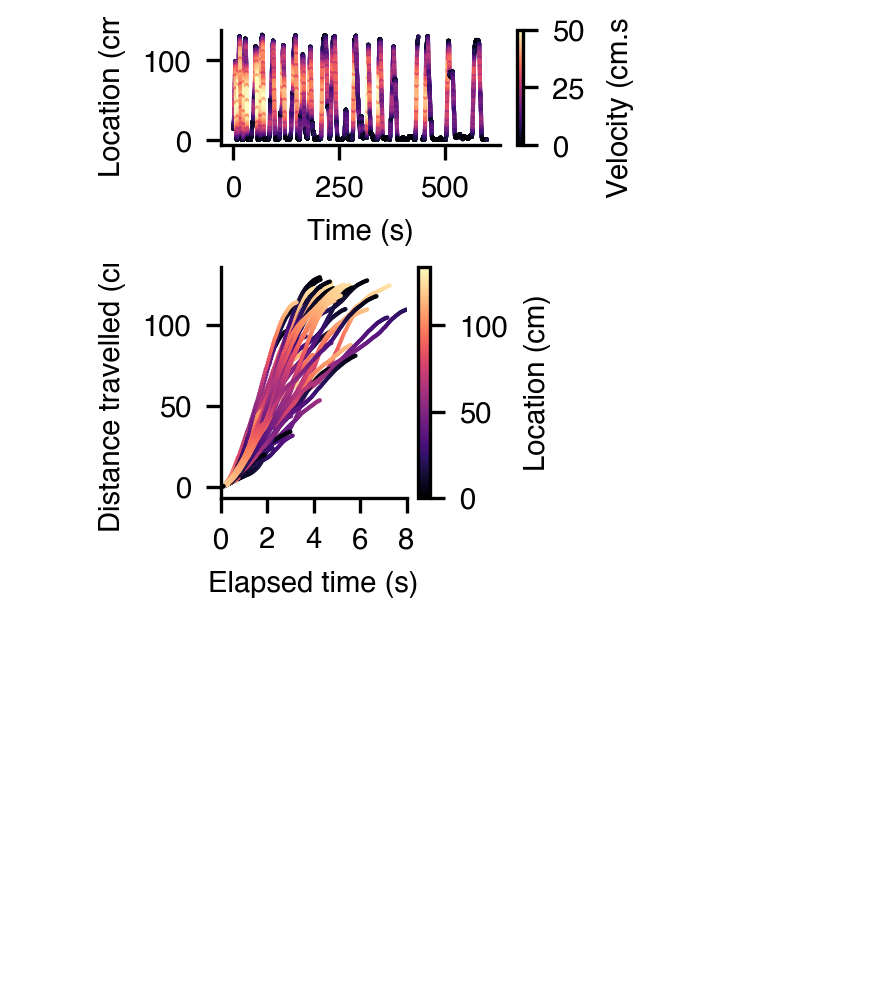
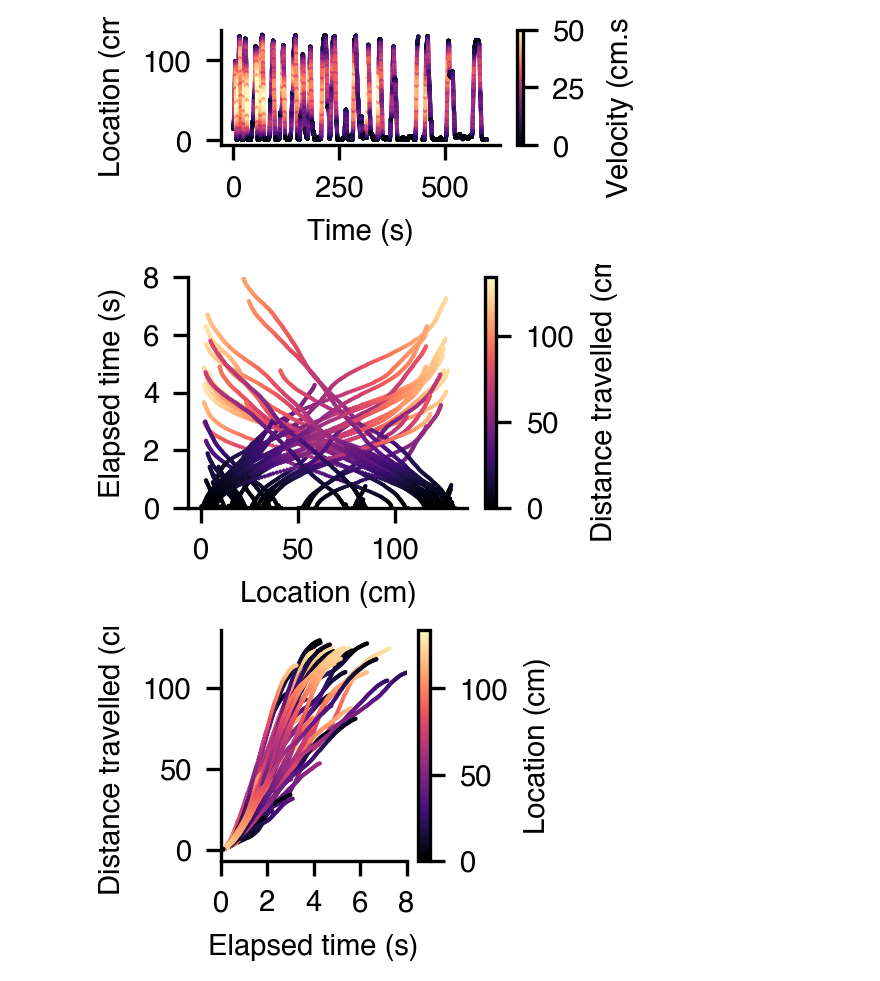
Before and after one commit to etterguillaume/PyCaAn, a Jupyter notebook: fig_trajectory_bouts.ipynb, the cells around one changed output. Saved outputs shown, nothing was run; the diff lists cells and outputs as text; code cells hidden in the pictures; blank space fills up the shorter version.

```diff
--- a/fig_trajectory_bouts.ipynb
+++ b/fig_trajectory_bouts.ipynb
@@ -68,6 +68,17 @@ plt.ylabel('Location (cm)')
 plt.savefig(os.path.join(output_folder,'example_time_location_velocity.pdf'))
 # %% [output]
 [figure]
+# %%
+#plt.figure(figsize=(1.5,.5))
+plt.scatter(data['position'][:,0],data['elapsed_time'], c=data['distance_travelled'],marker='o',s=1,vmin=0,vmax=134,cmap='magma', edgecolors='none')
+plt.colorbar(label='Distance travelled (cm)',ticks=[0,50,100])
+plt.xlabel('Location (cm)')
+plt.ylabel('Elapsed time (s)')
+plt.ylim([0,8])
+plt.yticks([0,2,4,6,8])
+plt.savefig(os.path.join(output_folder,'example_location_elapsedTime_distance.pdf'))
+# %% [output]
+[figure, added]
 # %%
 plt.figure(figsize=(1,1))
 plt.scatter(data['elapsed_time'],data['distance_travelled'],c=data['position'][:,0],marker='o',s=1,vmin=0,vmax=134,cmap='magma', edgecolors='none')
```
Also changed, not shown: 1 other file.
